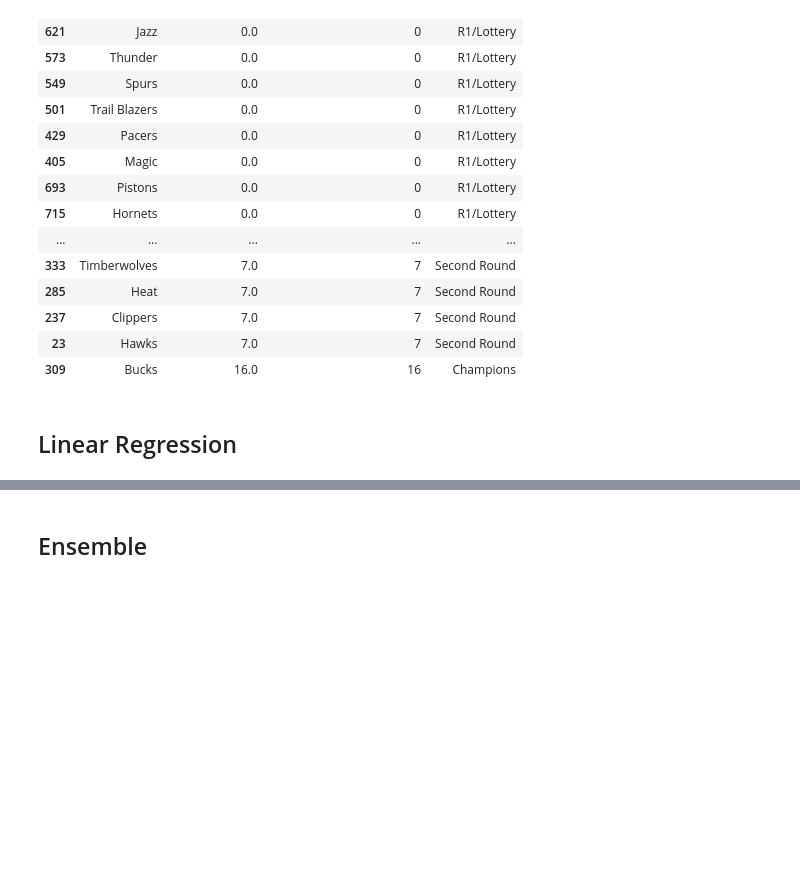
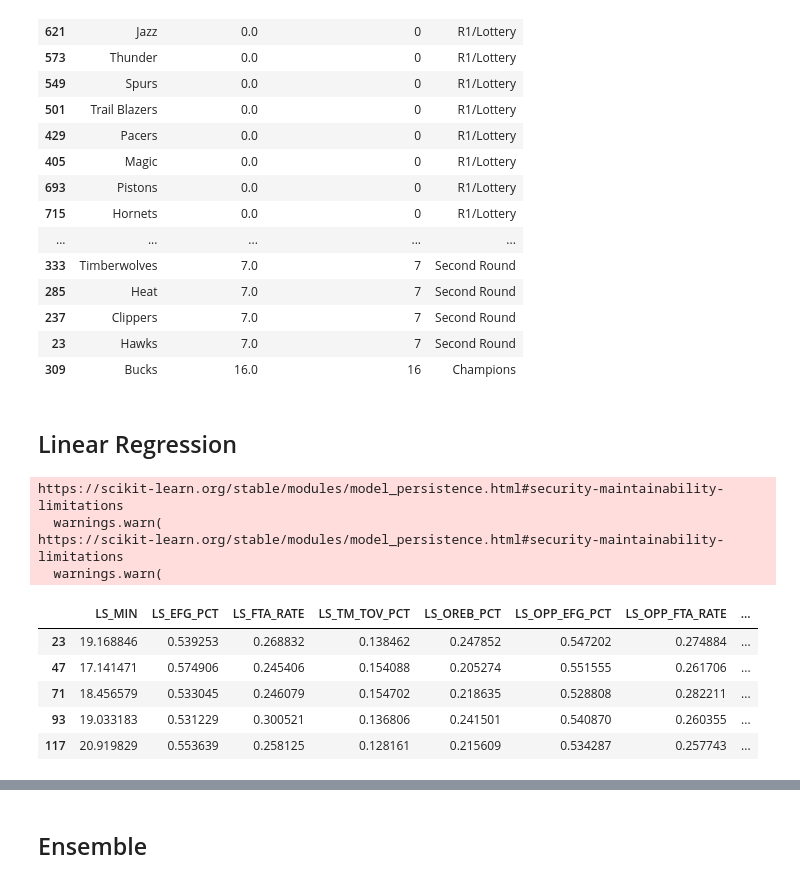
Before and after one commit to jordan-wegner/nba_prediction, a Jupyter notebook: 02_python_functions/NBA_PRESEASON_DATA.ipynb, the cells around one changed output, grey strips where cells are left out. Cells and saved outputs as stored; diff of their text form; code cells hidden in the pictures; blank space fills up the shorter version.

```diff
--- a/02_python_functions/NBA_PRESEASON_DATA.ipynb
+++ b/02_python_functions/NBA_PRESEASON_DATA.ipynb
@@ -508,3 +508,22 @@ lgbm_fo
 | 309 | Bucks | 16.0 | 16 | Champions |
 # %% [markdown]
 ## Linear Regression
+# %%
+# model
+filename = '/users/jordanwegner/Desktop/nba2/05_notebooks/01_models/01_model_outputs/linreg_20230825.sav'
+linreg = pickle.load(open(filename, 'rb'))
+# %% [output]
+https://scikit-learn.org/stable/modules/model_persistence.html#security-maintainability-limitations
+  warnings.warn(
+https://scikit-learn.org/stable/modules/model_persistence.html#security-maintainability-limitations
+  warnings.warn(
+# %%
+x_linreg = upcoming[linreg.best_estimator_.feature_names_in_]
+x_linreg.head()
+# %% [output]
+|  | LS_MIN | LS_EFG_PCT | LS_FTA_RATE | LS_TM_TOV_PCT | LS_OREB_PCT | LS_OPP_EFG_PCT | LS_OPP_FTA_RATE | ... |
+| 23 | 19.168846 | 0.539253 | 0.268832 | 0.138462 | 0.247852 | 0.547202 | 0.274884 | ... |
+| 47 | 17.141471 | 0.574906 | 0.245406 | 0.154088 | 0.205274 | 0.551555 | 0.261706 | ... |
+| 71 | 18.456579 | 0.533045 | 0.246079 | 0.154702 | 0.218635 | 0.528808 | 0.282211 | ... |
+| 93 | 19.033183 | 0.531229 | 0.300521 | 0.136806 | 0.241501 | 0.540870 | 0.260355 | ... |
+| 117 | 20.919829 | 0.553639 | 0.258125 | 0.128161 | 0.215609 | 0.534287 | 0.257743 | ... |
```
Also changed, not shown: parts of 31 cells of this notebook.
